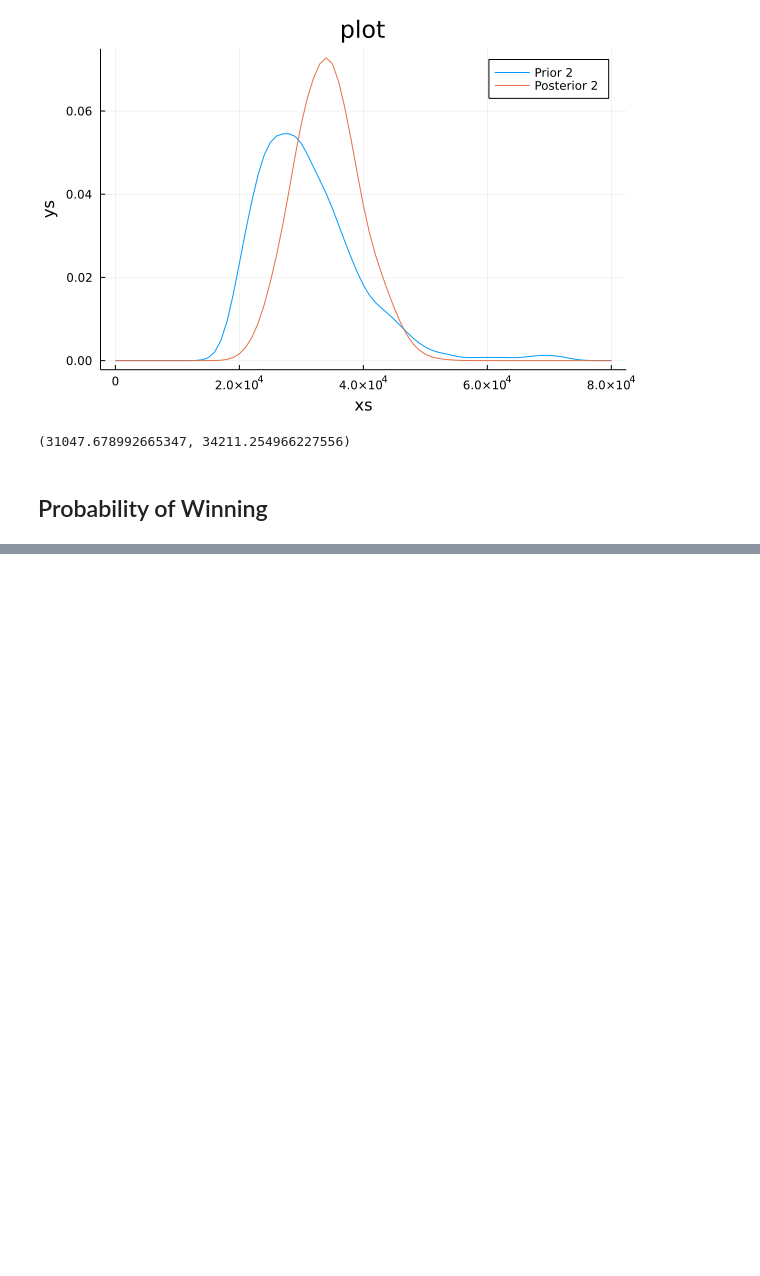
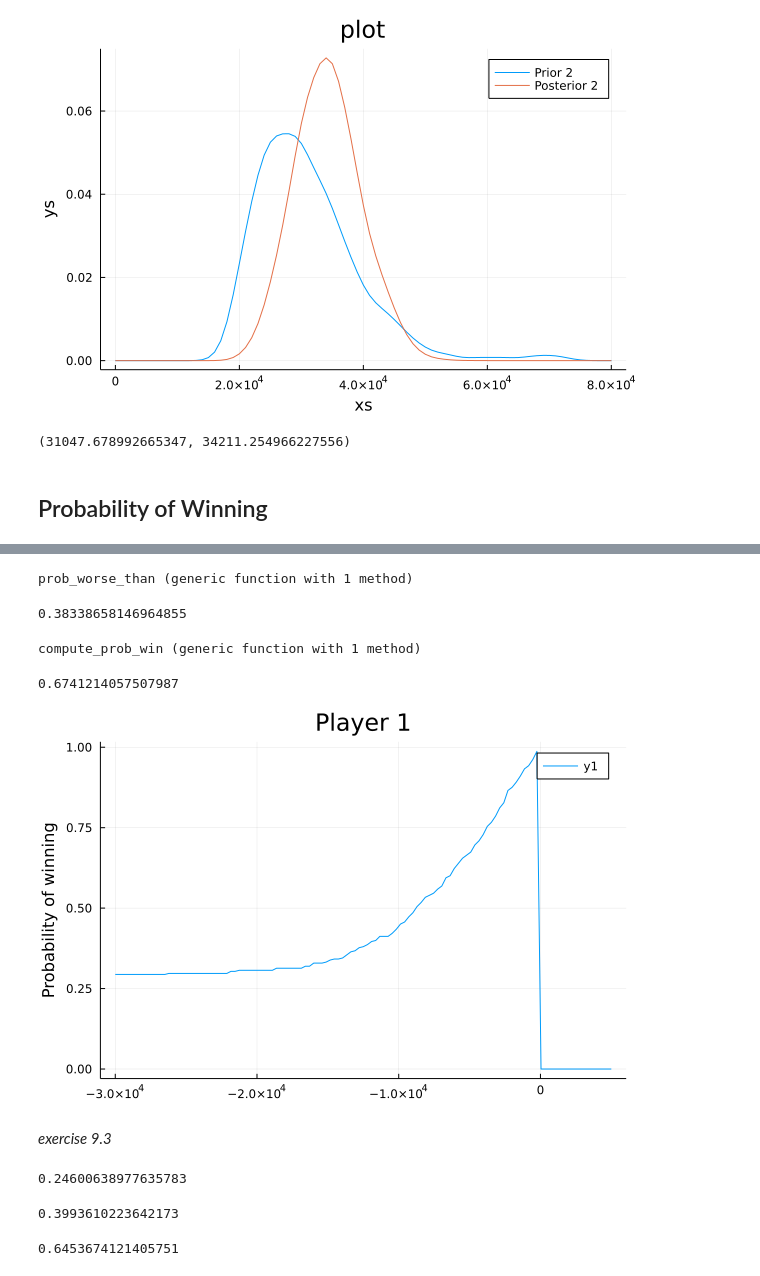
Before and after one commit to bwanab/ThinkBayes.jl, a Jupyter notebook: notebooks/think_bayes_in_julia_chapter_9.ipynb, the cells around one changed output, grey strips where cells are left out. Drawn from its saved outputs; the diff is of its cells as text; code cells hidden in the pictures; blank space fills up the shorter version.

Commit message:
Fix bugs in convolve. Chapter 9 exercises.

```diff
--- a/notebooks/think_bayes_in_julia_chapter_9.ipynb
+++ b/notebooks/think_bayes_in_julia_chapter_9.ipynb
@@ -144,0 +149,45 @@ mean(prior2), mean(posterior2)
+# %%
+prob_worse_than(diff, sample_diff) = mean(sample_diff .< diff)
+# %% [output]
+prob_worse_than (generic function with 1 method)
+# %%
+prob_worse_than(-5000, sample_diff2)
+# %% [output]
+0.38338658146964855
+# %%
+function compute_prob_win(diff, sample_diff)
+    if diff > 0
+        return 0
+    end
+    p1 = prob_overbid(sample_diff)
+    p2 = prob_worse_than(diff, sample_diff)
+
+    p1 + p2
+end
+# %% [output]
+compute_prob_win (generic function with 1 method)
+# %%
+compute_prob_win(-5000, sample_diff2)
+# %% [output]
+0.6741214057507987
+# %%
+xs = LinRange(-30000, 5000, 121)
+ys = [compute_prob_win(x, sample_diff2) for x in xs];
+# %%
+plot(xs, ys, yaxis=("Probability of winning"), plot_title="Player 1")
+# %% [output]
+[figure, added]
+# %% [markdown]
+_exercise 9.3_
+# %%
+prob_overbid(sample_diff1)
+# %% [output]
+0.24600638977635783
+# %%
+prob_worse_than(-5000, sample_diff1)
+# %% [output]
+0.3993610223642173
+# %%
+compute_prob_win(-5000, sample_diff1)
+# %% [output]
+0.6453674121405751
```
Also changed, not shown: parts of 43 cells of this notebook, 1 other file.
